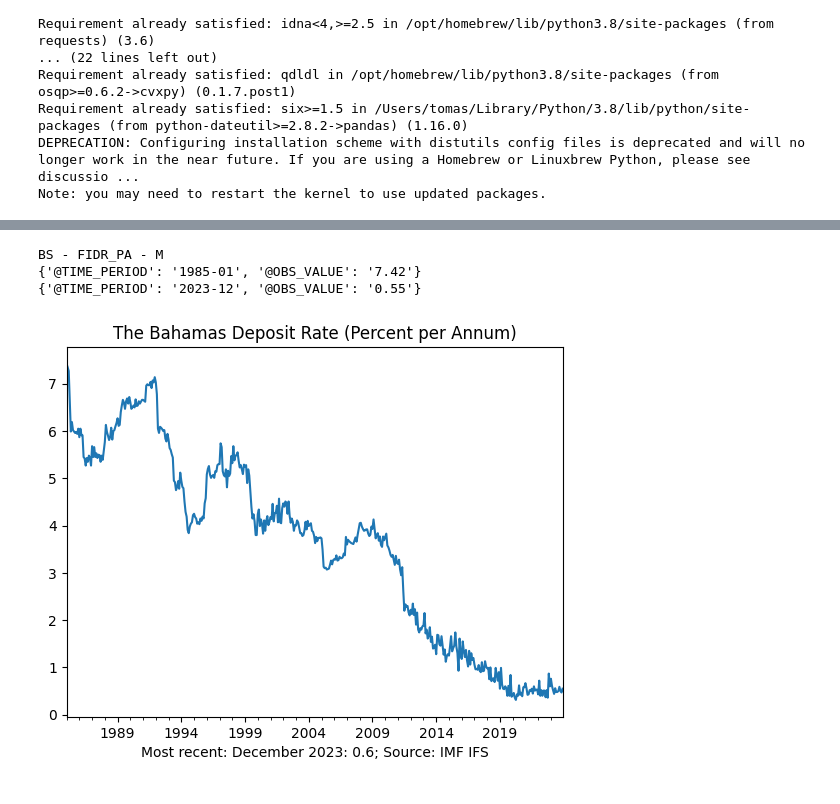
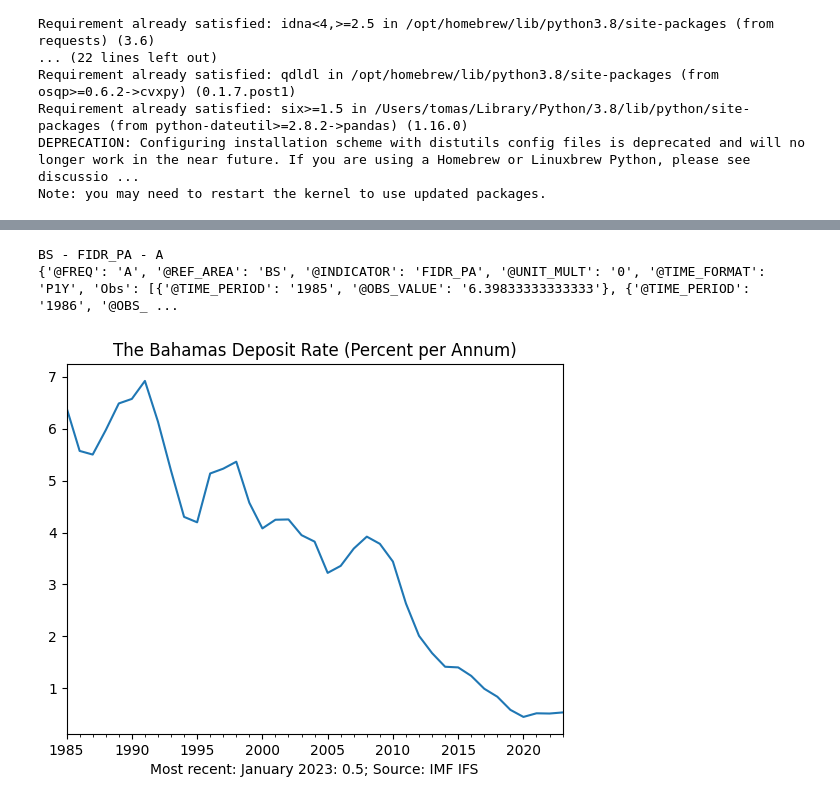
Before and after one commit to tomasnunes/cbdc-synthetic-control-analysis, a Jupyter notebook: synthetic-control-2.0.ipynb, the cells around one changed output, grey strips where cells are left out. Cells and saved outputs as stored; diff of their text form; code cells hidden in the pictures.

```diff
--- a/synthetic-control-2.0.ipynb
+++ b/synthetic-control-2.0.ipynb
@@ -21,46 +414,42 @@ Note: you may need to restart the kernel to use updated packages.
 # %%
+
 import requests # Python 3.6
 import pandas as pd # pandas version 0.23
 
-# The Bahamas
-
-FREQUENCY = 'M' # 'M' for monthly, 'Q' for quarterly, 'A' for annual
+FREQUENCY = 'A' # 'M' for monthly, 'Q' for quarterly, 'A' for annual
 COUNTRY = 'BS' # ISO country code
 INDICATOR = 'FIDR_PA' # 'FIDR_PA' for Interest Rates, Deposit Interest
 
 url = 'http://dataservices.imf.org/REST/SDMX_JSON.svc/'
 key = f'CompactData/IFS/{FREQUENCY}.{COUNTRY}.{INDICATOR}'
 
 # Navigate to series in API-returned JSON data
 data = (requests.get(f'{url}{key}').json()
         ['CompactData']['DataSet']['Series'])
 
 print(f"{COUNTRY} - {INDICATOR} - {FREQUENCY}")
-print(data['Obs'][0]) # Print first observation
-print(data['Obs'][-1]) # Print latest observation
+print(data)
 
 # Create pandas dataframe from the observations
-data_list = [[obs.get('@TIME_PERIOD'), obs.get('@OBS_VALUE')]
-             for obs in data['Obs']]
+data_list = [[obs.get('@TIME_PERIOD'), obs.get('@OBS_VALUE')] for obs in data['Obs']]
 
 df = pd.DataFrame(data_list, columns=['date', 'value'])
 df = df.set_index(pd.to_datetime(df['date']))['value'].astype('float')
 
 # Save cleaned dataframe as a csv file
 df.to_csv(f'data/{FREQUENCY}-{COUNTRY}-{INDICATOR}.csv', header=True)
 
 # Title and text with recent value
 title = 'The Bahamas Deposit Rate (Percent per Annum)'
 recentdt = df.index[-1].strftime('%B %Y')
 recentval = round(df[-1], 1)
 recent = f'Most recent: {recentdt}: {recentval}'
 source = 'Source: IMF IFS'
 
 # Basic plot
 plot = df.plot(title=title)
 plot = plot.set_xlabel(f'{recent}; {source}')
 # %% [output]
-BS - FIDR_PA - M
-{'@TIME_PERIOD': '1985-01', '@OBS_VALUE': '7.42'}
-{'@TIME_PERIOD': '2023-12', '@OBS_VALUE': '0.55'}
+BS - FIDR_PA - A
+{'@FREQ': 'A', '@REF_AREA': 'BS', '@INDICATOR': 'FIDR_PA', '@UNIT_MULT': '0', '@TIME_FORMAT': 'P1Y', 'Obs': [{'@TIME_PERIOD': '1985', '@OBS_VALUE': '6.39833333333333'}, {'@TIME_PERIOD': '1986', '@OBS_ ...
-[figure, old version]
+[figure, new version]
```
Also changed, not shown: parts of 12 cells of this notebook.
